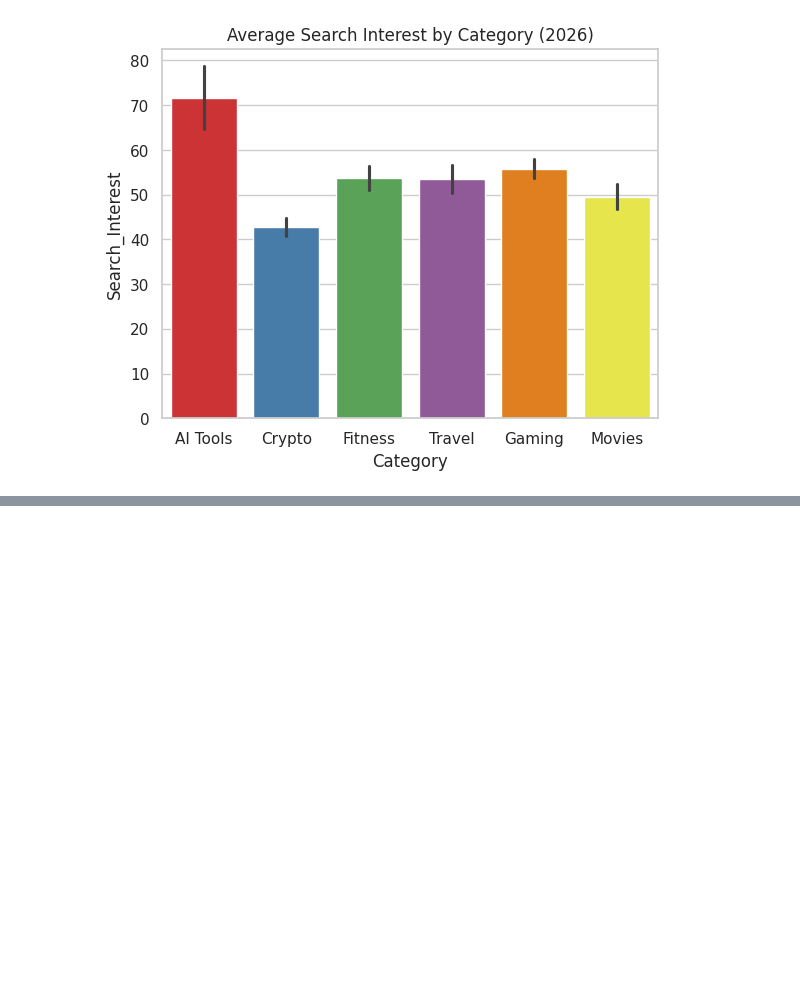
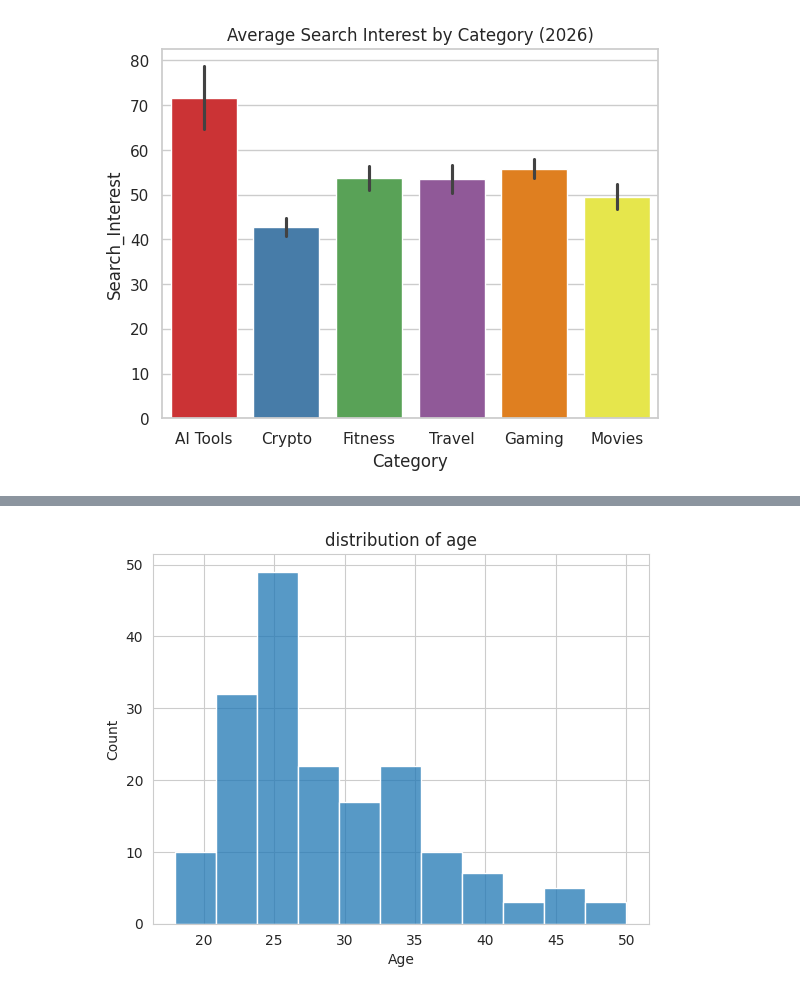
Before and after one commit to sayalivadya1654-cell/Data__Science, a Jupyter notebook: 2_Advance_Python.ipynb, the cells around one changed output, grey strips where cells are left out. Saved outputs shown, nothing was run; the diff lists cells and outputs as text; code cells hidden in the pictures; blank space fills up the shorter version.

```diff
--- a/2_Advance_Python.ipynb
+++ b/2_Advance_Python.ipynb
@@ -2774,0 +2772,5 @@ Usage: file [-bcCdEhikLlNnprsSvzZ0] [--apple] [--extension] [--mime-encoding]
+# %%
+import pandas as pd
+df = pd.read_csv("CardioGoodFitness.csv")
+print(df.head(10))
+print(df.shape)
@@ -2774,0 +2790,8 @@ Usage: file [-bcCdEhikLlNnprsSvzZ0] [--apple] [--extension] [--mime-encoding]
+# %%
+# Show the distribution of Age.
+import seaborn as sns
+sns.histplot(df["Age"])
+plt.title("distribution of age")
+plt.show()
+# %% [output]
+[figure, added]
```
Also changed, not shown: parts of 7 cells of this notebook.
